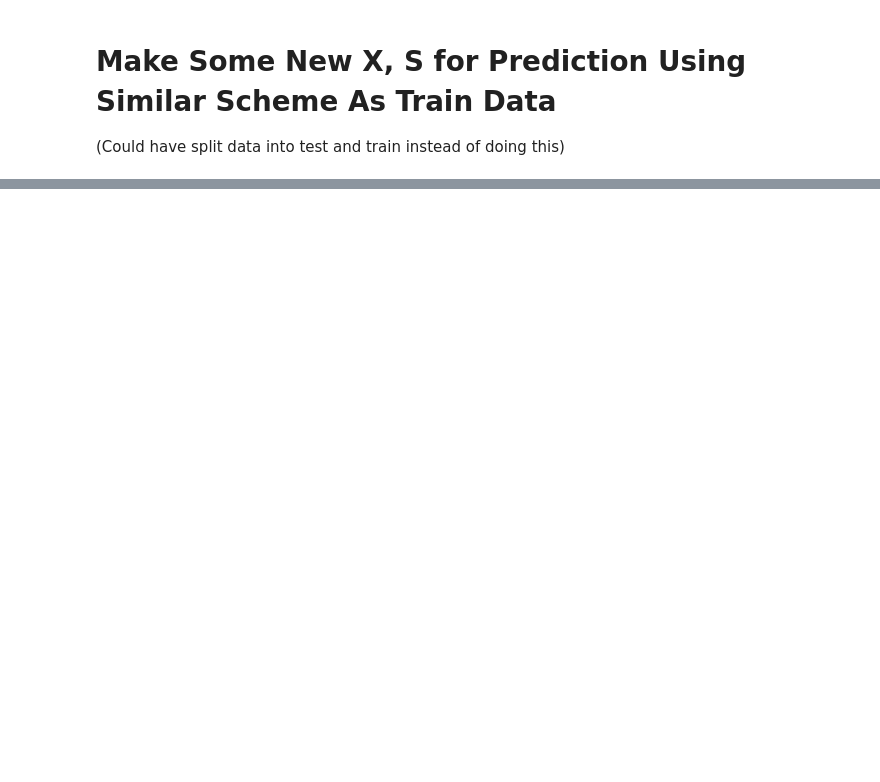
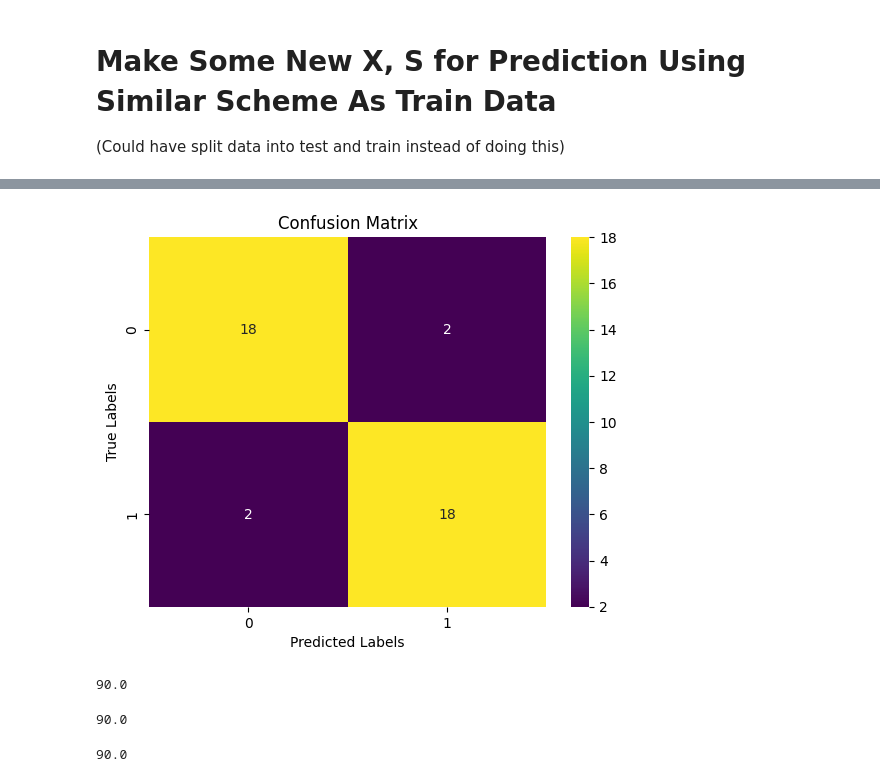
Before and after one commit to stanweer1/Building-ML-Algorithms-From-First-Principles, a Jupyter notebook: Logistic_Regression.ipynb, the cells around one changed output, grey strips where cells are left out. Cells and saved outputs as stored; diff of their text form; code cells hidden in the pictures; blank space fills up the shorter version.

```diff
--- a/Logistic_Regression.ipynb
+++ b/Logistic_Regression.ipynb
@@ -213,0 +217,19 @@ plt.legend()
+# %%
+import pandas as pd
+
+cm = pd.DataFrame(
+    0, index=[0, 1], columns=[0, 1]
+)
+
+for t, p in zip(S_test, predictions):
+    cm.loc[t, p] += 1
+# %%
+import seaborn as sns
+
+sns.heatmap(cm, annot=True, cmap='viridis', xticklabels=[0, 1], yticklabels=[0, 1])
+plt.xlabel('Predicted Labels')
+plt.ylabel('True Labels')
+plt.title('Confusion Matrix')
+plt.show()
+# %% [output]
+[figure, added]
@@ -213,0 +241,15 @@ plt.legend()
+# %%
+sensitivity = 100*TP / (TP + FN) # Also called Recall or True Positive Rate
+sensitivity
+# %% [output]
+90.0
+# %%
+specificity = 100*TN / (TN + FP) # Also 1 - False Positive Rate
+specificity
+# %% [output]
+90.0
+# %%
+precision = 100*TP / (TP + FP)
+precision
+# %% [output]
+90.0
```
Also changed, not shown: parts of 15 cells of this notebook.
